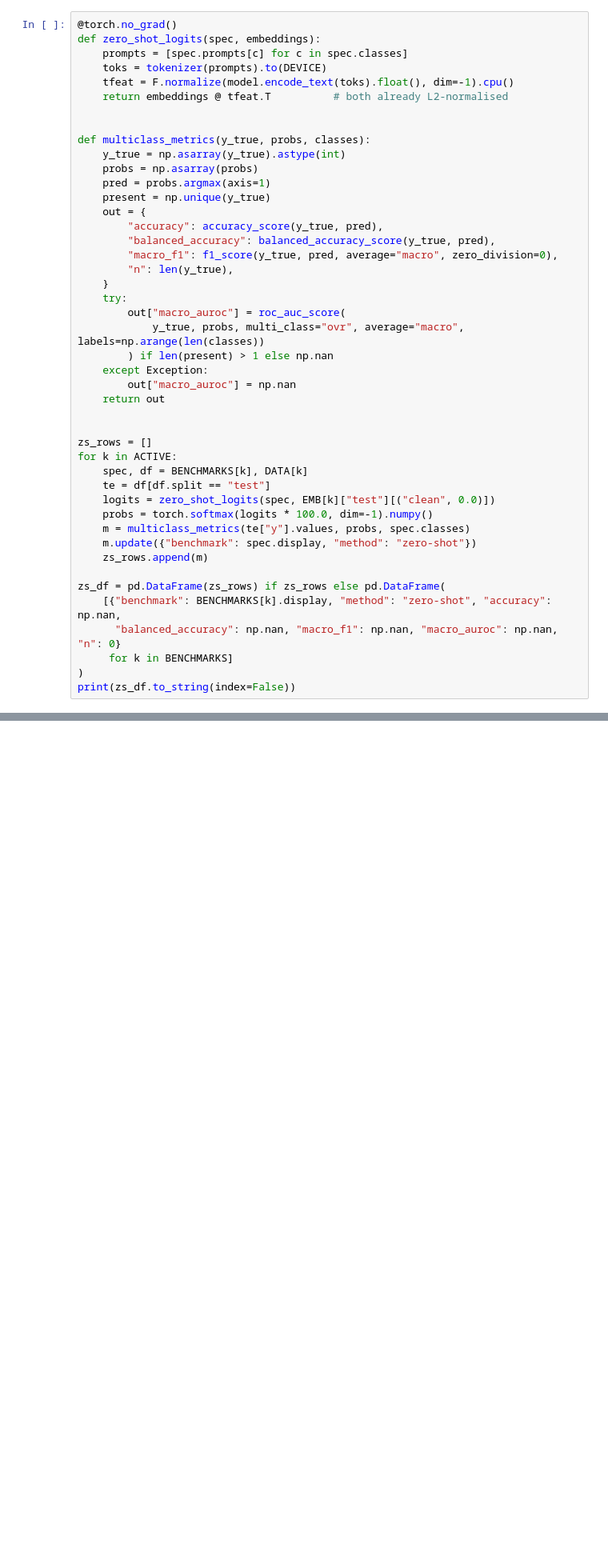
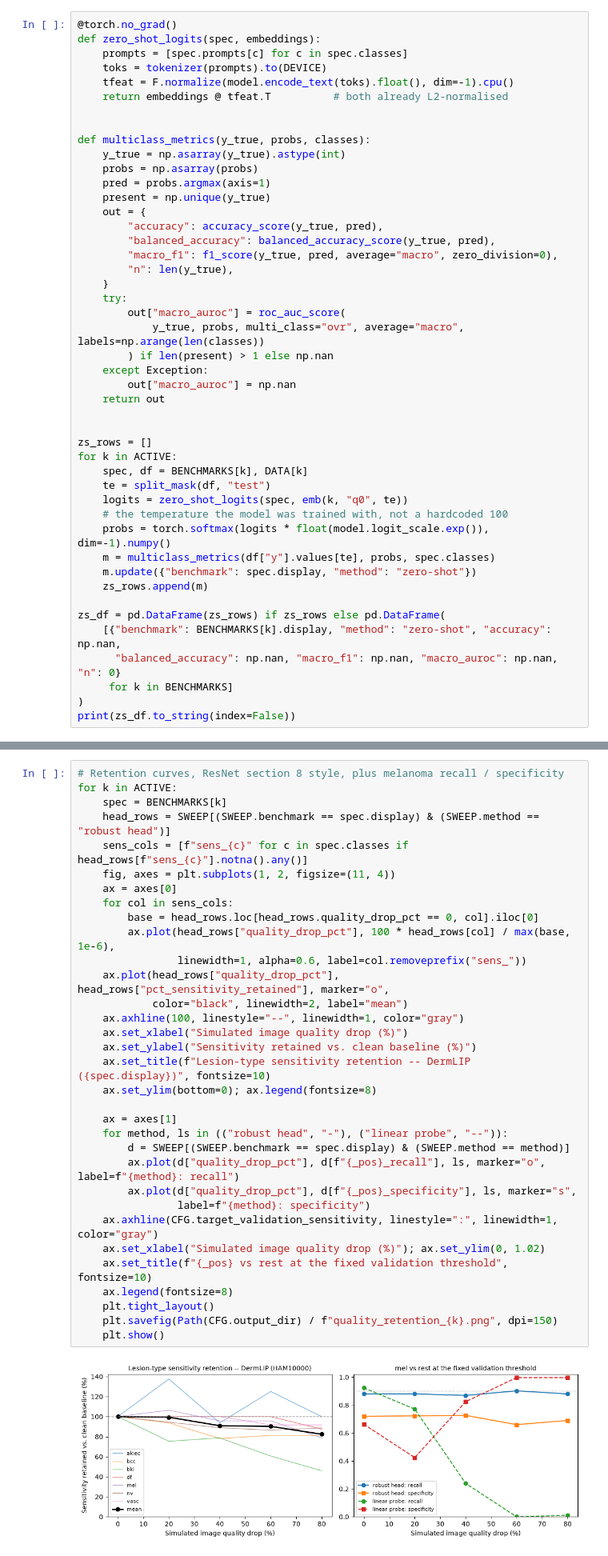
Before and after one commit to RyanLi213/skin-lesion-detector, a Jupyter notebook: notebooks/DermLIP_Skin_Lesion_Pipeline.ipynb, the cells around one changed output, grey strips where cells are left out. Shown at 80% size. Drawn from its saved outputs; the diff is of its cells as text; blank space fills up the shorter version.

```diff
--- a/notebooks/DermLIP_Skin_Lesion_Pipeline.ipynb
+++ b/notebooks/DermLIP_Skin_Lesion_Pipeline.ipynb
@@ -1141,10 +1500,11 @@ def multiclass_metrics(y_true, probs, classes):
 zs_rows = []
 for k in ACTIVE:
     spec, df = BENCHMARKS[k], DATA[k]
-    te = df[df.split == "test"]
-    logits = zero_shot_logits(spec, EMB[k]["test"][("clean", 0.0)])
-    probs = torch.softmax(logits * 100.0, dim=-1).numpy()
-    m = multiclass_metrics(te["y"].values, probs, spec.classes)
+    te = split_mask(df, "test")
+    logits = zero_shot_logits(spec, emb(k, "q0", te))
+    # the temperature the model was trained with, not a hardcoded 100
+    probs = torch.softmax(logits * float(model.logit_scale.exp()), dim=-1).numpy()
+    m = multiclass_metrics(df["y"].values[te], probs, spec.classes)
     m.update({"benchmark": spec.display, "method": "zero-shot"})
     zs_rows.append(m)
 
@@ -1338,0 +1957,35 @@ Nothing to plot.
+# %%
+# Retention curves, ResNet section 8 style, plus melanoma recall / specificity
+for k in ACTIVE:
+    spec = BENCHMARKS[k]
+    head_rows = SWEEP[(SWEEP.benchmark == spec.display) & (SWEEP.method == "robust head")]
+    sens_cols = [f"sens_{c}" for c in spec.classes if head_rows[f"sens_{c}"].notna().any()]
+    fig, axes = plt.subplots(1, 2, figsize=(11, 4))
+    ax = axes[0]
+    for col in sens_cols:
+        base = head_rows.loc[head_rows.quality_drop_pct == 0, col].iloc[0]
+        ax.plot(head_rows["quality_drop_pct"], 100 * head_rows[col] / max(base, 1e-6),
+                linewidth=1, alpha=0.6, label=col.removeprefix("sens_"))
+    ax.plot(head_rows["quality_drop_pct"], head_rows["pct_sensitivity_retained"], marker="o",
+            color="black", linewidth=2, label="mean")
+    ax.axhline(100, linestyle="--", linewidth=1, color="gray")
+    ax.set_xlabel("Simulated image quality drop (%)")
+    ax.set_ylabel("Sensitivity retained vs. clean baseline (%)")
+    ax.set_title(f"Lesion-type sensitivity retention -- DermLIP ({spec.display})", fontsize=10)
+    ax.set_ylim(bottom=0); ax.legend(fontsize=8)
+
+    ax = axes[1]
+    for method, ls in (("robust head", "-"), ("linear probe", "--")):
+        d = SWEEP[(SWEEP.benchmark == spec.display) & (SWEEP.method == method)]
+        ax.plot(d["quality_drop_pct"], d[f"{_pos}_recall"], ls, marker="o", label=f"{method}: recall")
+        ax.plot(d["quality_drop_pct"], d[f"{_pos}_specificity"], ls, marker="s",
+                label=f"{method}: specificity")
+    ax.axhline(CFG.target_validation_sensitivity, linestyle=":", linewidth=1, color="gray")
+    ax.set_xlabel("Simulated image quality drop (%)"); ax.set_ylim(0, 1.02)
+    ax.set_title(f"{_pos} vs rest at the fixed validation threshold", fontsize=10)
+    ax.legend(fontsize=8)
+    plt.tight_layout()
+    plt.savefig(Path(CFG.output_dir) / f"quality_retention_{k}.png", dpi=150)
+    plt.show()
+# %% [output]
+[figure, added]
```
Also changed, not shown: parts of 52 cells of this notebook, 11 other files.
